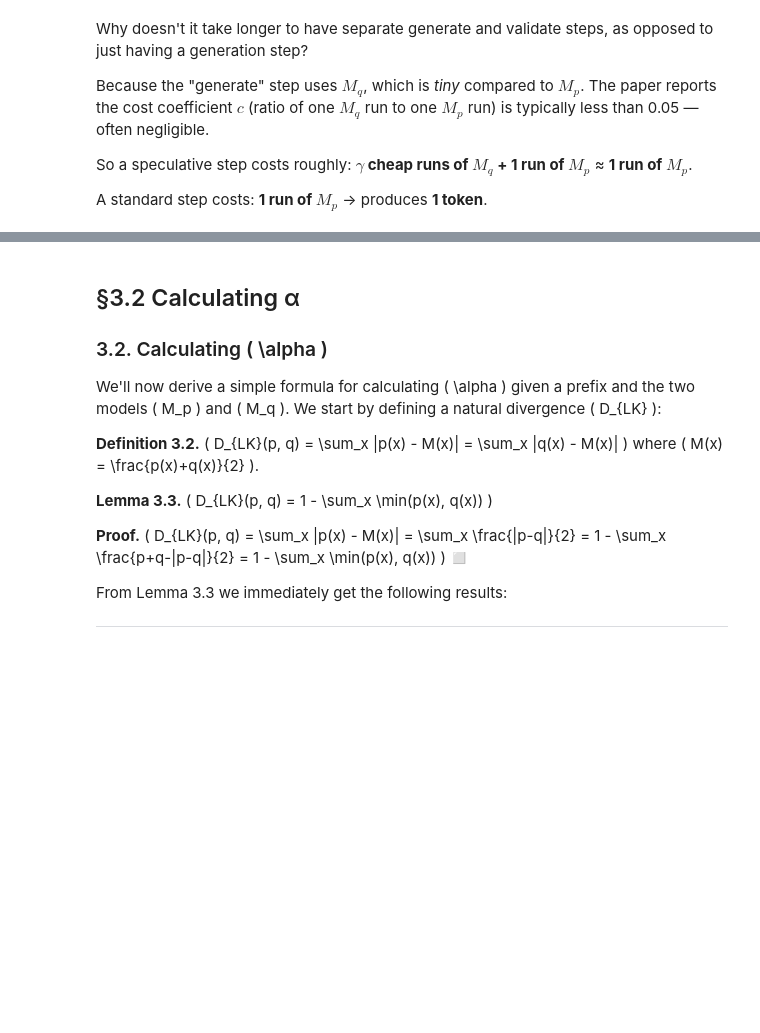
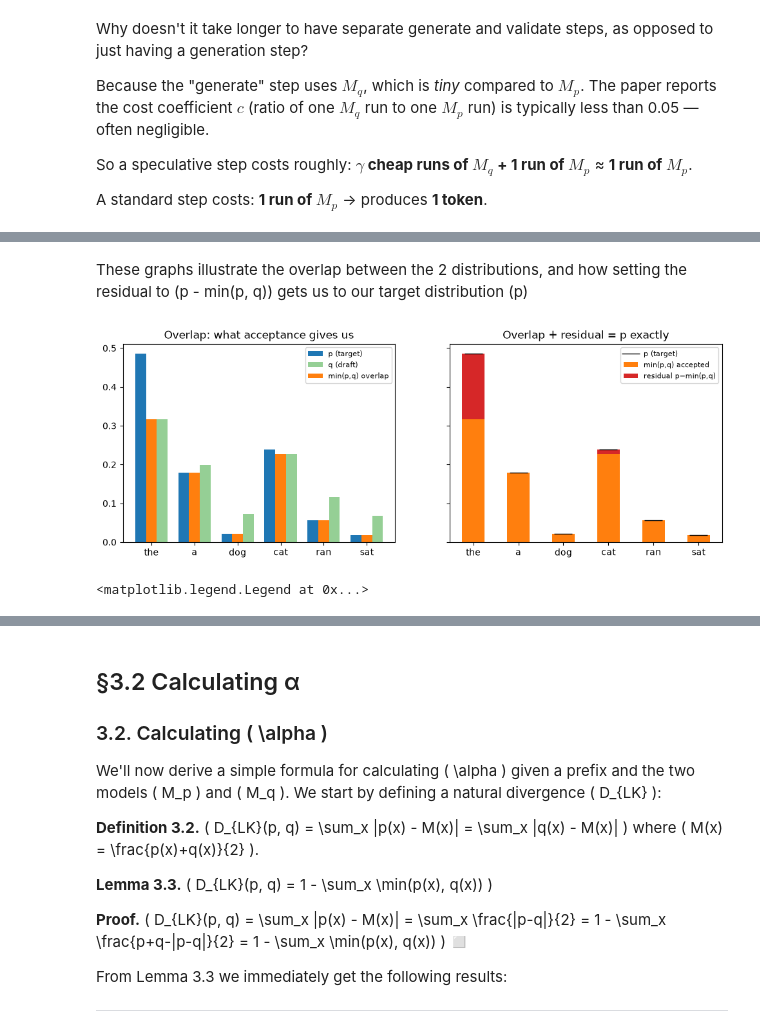
Before and after one commit to AnswerDotAI/speculative-decoding, a Jupyter notebook: speculative-decoding-tutorial.ipynb, the cells around one changed output, grey strips where cells are left out. Drawn from its saved outputs; the diff is of its cells as text; code cells hidden in the pictures; blank space fills up the shorter version.

```diff
--- a/speculative-decoding-tutorial.ipynb
+++ b/speculative-decoding-tutorial.ipynb
@@ -756,0 +526,21 @@ Given the distribution \( q(x) \) obtained from running \( M_q \) on a condition
+# %% [markdown]
+These graphs illustrate the overlap between the 2 distributions, and how setting the residual to \(p - min(p, q)\) gets us to our target distribution \(p\)
+# %%
+overlap = np.minimum(p, q)
+resid = p - overlap
+
+fig, axes = plt.subplots(1, 2, figsize=(12, 4), sharey=True)
+axes[0].bar(x-w, p, w, label='p (target)')
+axes[0].bar(x+w, q, w, label='q (draft)', color='tab:green', alpha=0.5)
+axes[0].bar(x, overlap, w, label='min(p,q) overlap', color='tab:orange')
+axes[0].set_xticks(x); axes[0].set_xticklabels(vocab)
+axes[0].set_title('Overlap: what acceptance gives us'); axes[0].legend(fontsize=8)
+
+axes[1].bar(x, overlap, 0.5, label='min(p,q) accepted', color='tab:orange')
+axes[1].bar(x, resid, 0.5, bottom=overlap, label='residual p−min(p,q)', color='tab:red')
+axes[1].plot(x, p, 'k_', markersize=20, label='p (target)')
+axes[1].set_xticks(x); axes[1].set_xticklabels(vocab)
+axes[1].set_title('Overlap + residual = p exactly'); axes[1].legend(fontsize=8)
+# %% [output]
+[figure, added]
+<matplotlib.legend.Legend at 0x...>
```
Also changed, not shown: parts of 99 cells of this notebook, 3 other files.
